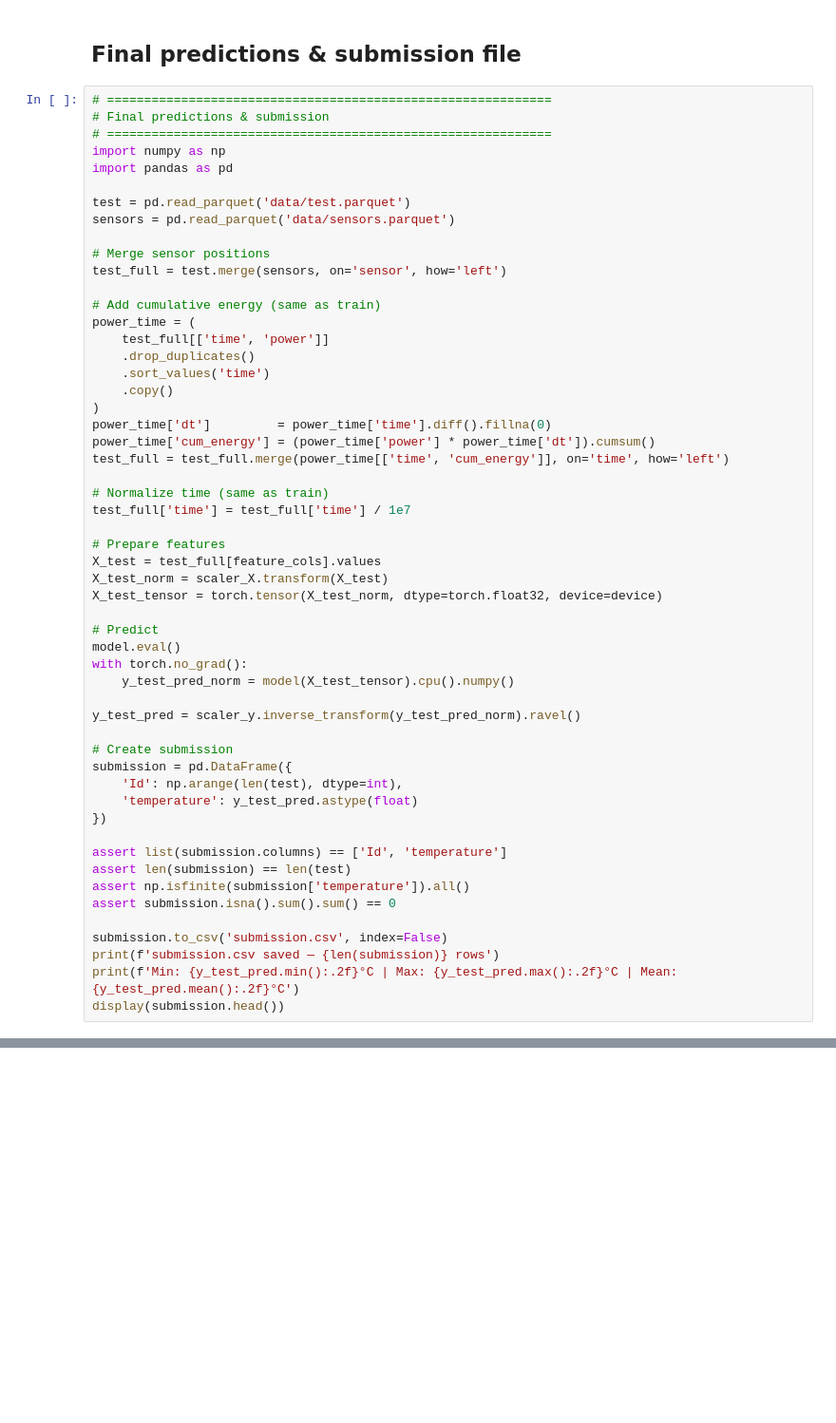
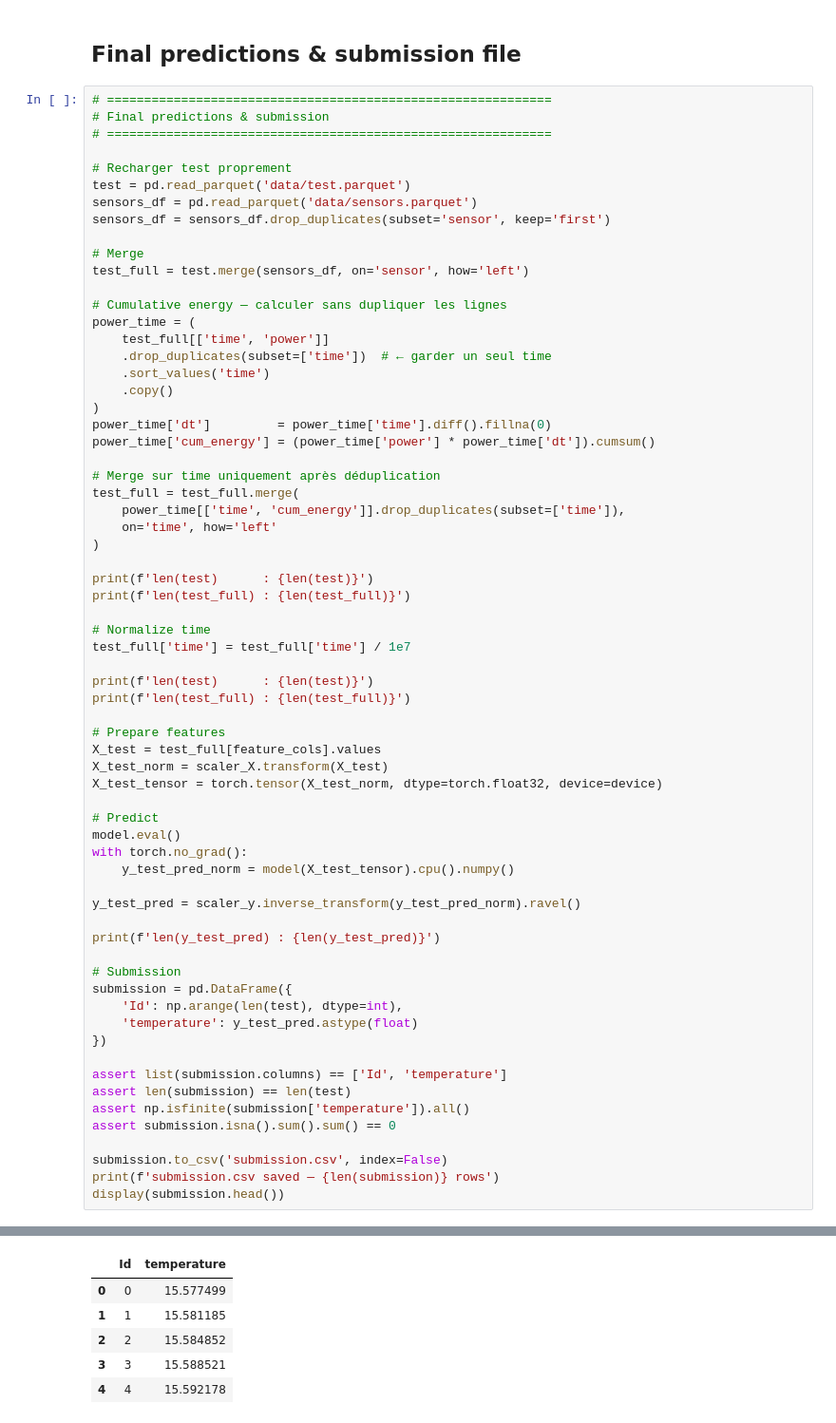
Before and after one commit to NourNaja-leb/IntroML-2026, a Jupyter notebook: ml_project/train_nn_v1.ipynb, the cells around one changed output, grey strips where cells are left out. Shown at 95% size. Drawn from its saved outputs; the diff is of its cells as text; blank space fills up the shorter version.

```diff
--- a/ml_project/train_nn_v1.ipynb
+++ b/ml_project/train_nn_v1.ipynb
@@ -592,28 +578,39 @@ plt.show()
 # ============================================================
 # Final predictions & submission
 # ============================================================
-import numpy as np
-import pandas as pd
 
+# Recharger test proprement
 test = pd.read_parquet('data/test.parquet')
-sensors = pd.read_parquet('data/sensors.parquet')
+sensors_df = pd.read_parquet('data/sensors.parquet')
+sensors_df = sensors_df.drop_duplicates(subset='sensor', keep='first')
 
-# Merge sensor positions
-test_full = test.merge(sensors, on='sensor', how='left')
+# Merge
+test_full = test.merge(sensors_df, on='sensor', how='left')
 
-# Add cumulative energy (same as train)
+# Cumulative energy — calculer sans dupliquer les lignes
 power_time = (
     test_full[['time', 'power']]
-    .drop_duplicates()
+    .drop_duplicates(subset=['time'])  # ← garder un seul time
     .sort_values('time')
     .copy()
 )
 power_time['dt']         = power_time['time'].diff().fillna(0)
 power_time['cum_energy'] = (power_time['power'] * power_time['dt']).cumsum()
-test_full = test_full.merge(power_time[['time', 'cum_energy']], on='time', how='left')
 
-# Normalize time (same as train)
+# Merge sur time uniquement après déduplication
+test_full = test_full.merge(
+    power_time[['time', 'cum_energy']].drop_duplicates(subset=['time']),
+    on='time', how='left'
+)
+
+print(f'len(test)      : {len(test)}')
+print(f'len(test_full) : {len(test_full)}')
+
+# Normalize time
 test_full['time'] = test_full['time'] / 1e7
+
+print(f'len(test)      : {len(test)}')
+print(f'len(test_full) : {len(test_full)}')
 
 # Prepare features
 X_test = test_full[feature_cols].values
@@ -627,7 +624,9 @@ with torch.no_grad():
 
 y_test_pred = scaler_y.inverse_transform(y_test_pred_norm).ravel()
 
-# Create submission
+print(f'len(y_test_pred) : {len(y_test_pred)}')
+
+# Submission
 submission = pd.DataFrame({
     'Id': np.arange(len(test), dtype=int),
     'temperature': y_test_pred.astype(float)
@@ -640,5 +639,5 @@ assert submission.isna().sum().sum() == 0
 
 submission.to_csv('submission.csv', index=False)
 print(f'submission.csv saved — {len(submission)} rows')
-print(f'Min: {y_test_pred.min():.2f}°C | Max: {y_test_pred.max():.2f}°C | Mean: {y_test_pred.mean():.2f}°C')
 display(submission.head())
+# %% [output]
@@ -644,0 +650,6 @@ display(submission.head())
+|  | Id | temperature |
+| 0 | 0 | 15.577499 |
+| 1 | 1 | 15.581185 |
+| 2 | 2 | 15.584852 |
+| 3 | 3 | 15.588521 |
+| 4 | 4 | 15.592178 |
```
Also changed, not shown: parts of 10 cells of this notebook, 2 other files.
